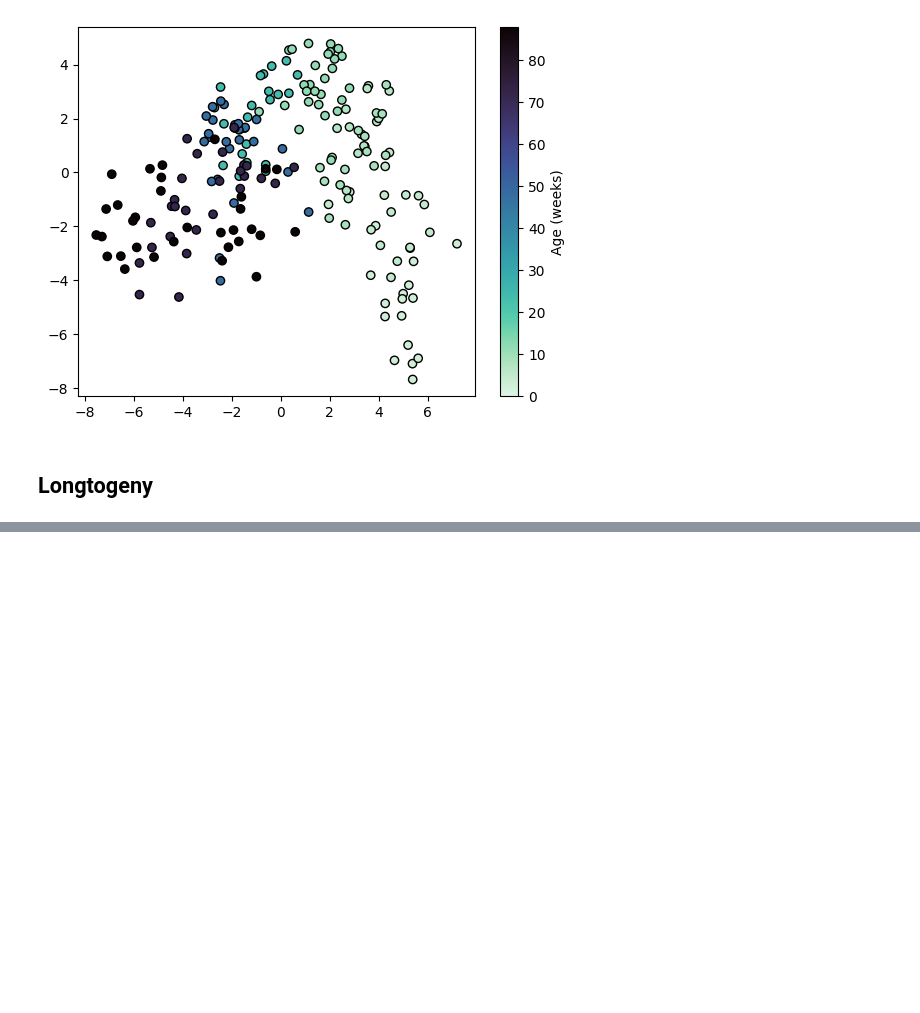
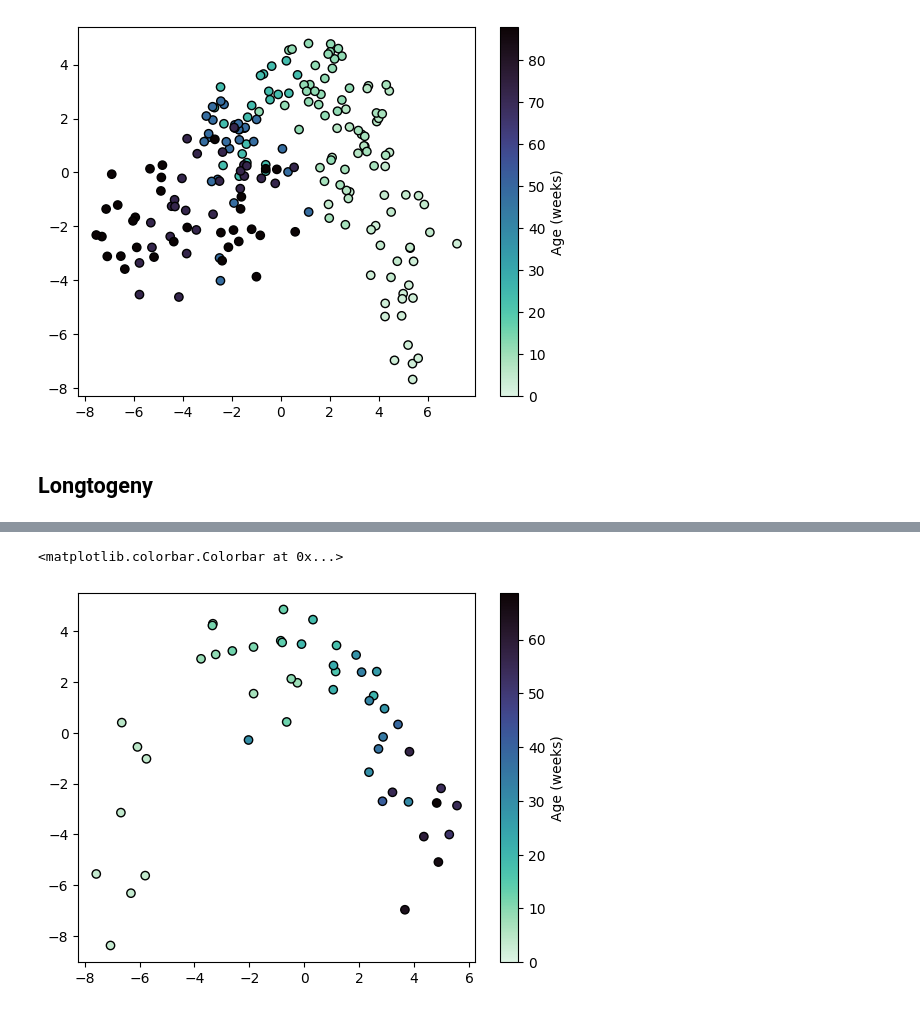
Before and after one commit to dattalab/ontogeny-of-behavior, a Jupyter notebook: notebooks/exploration/win/age-manifold/2023-07-17-age-indiv-manifold.ipynb, the cells around one changed output, grey strips where cells are left out. Cells and saved outputs as stored; diff of their text form; code cells hidden in the pictures; blank space fills up the shorter version.

```diff
--- a/notebooks/exploration/win/age-manifold/2023-07-17-age-indiv-manifold.ipynb
+++ b/notebooks/exploration/win/age-manifold/2023-07-17-age-indiv-manifold.ipynb
@@ -118,0 +137,6 @@ PLSRegression()
+# %%
+plt.scatter(projection[:, 0], projection[:, 1], c=ex.index.get_level_values('age'), cmap='mako_r', lw=1, edgecolors='k', vmin=0)
+plt.colorbar(label='Age (weeks)')
+# %% [output]
+<matplotlib.colorbar.Colorbar at 0x...>
+[figure, added]
```
Also changed, not shown: parts of 33 cells of this notebook, 1 other file.
